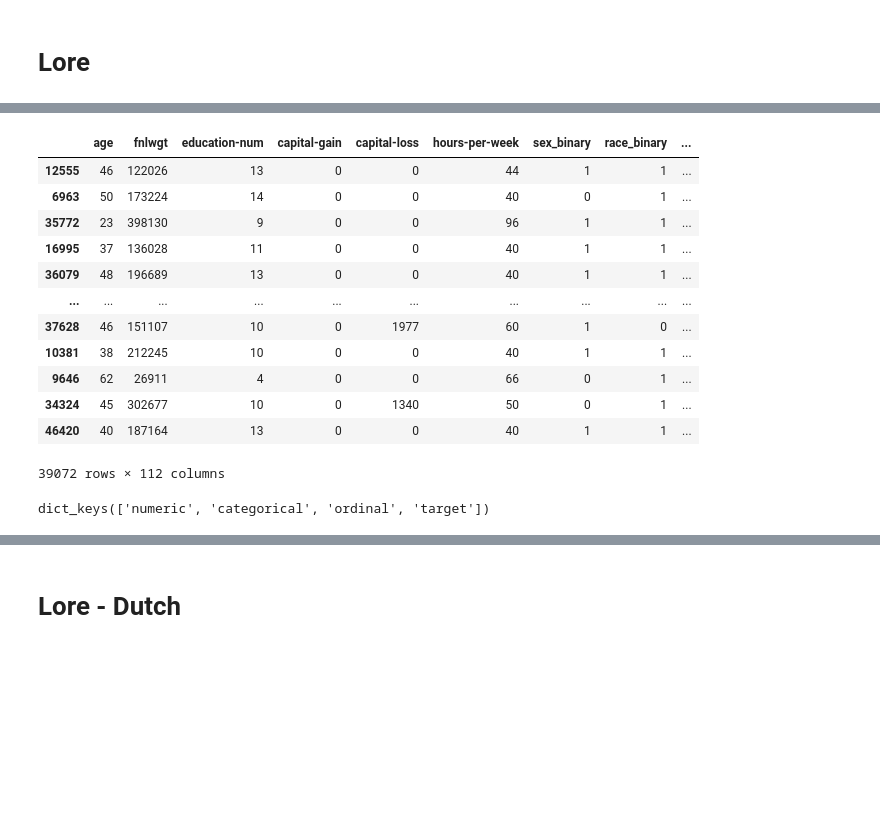
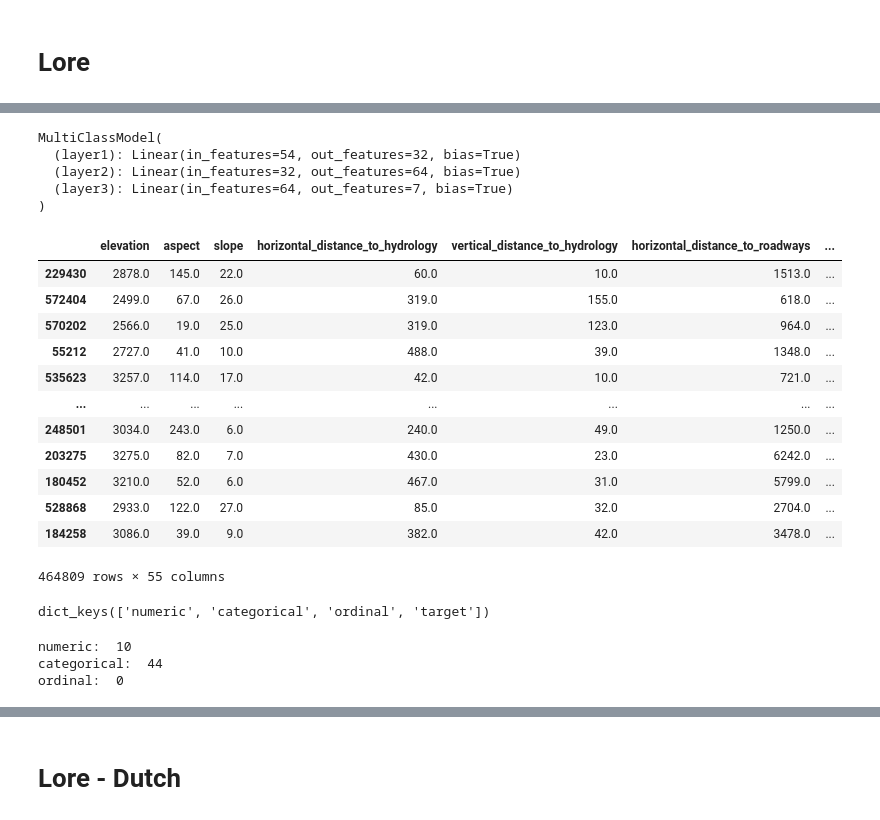
Before and after one commit to lucacorbucci/fire360, a Jupyter notebook: src/synth_xai/comparison/explainers.ipynb, the cells around one changed output, grey strips where cells are left out. Drawn from its saved outputs; the diff is of its cells as text; code cells hidden in the pictures; blank space fills up the shorter version.

```diff
--- a/src/synth_xai/comparison/explainers.ipynb
+++ b/src/synth_xai/comparison/explainers.ipynb
@@ -81,14 +116,6 @@ class MyModel:
 seed = 112
 current_script_path = Path("./").resolve()
 print(current_script_path)
-x_train, _, x_test, _, _, _, train_df, test_data = prepare_adult(sweep=False, seed=seed, current_path=current_script_path)
-
-# Get the feature names after one-hot encoding
-feature_names = list(train_df.drop(columns=["income_binary"]).columns)
-
-bb_path = "../../../artifacts/adult/bb/adult_BB.pth"
-bb = load_bb(bb_path)
-
-bb.to("cpu")
+x_train, _, x_test, _, _, _, train_df, test_data = prepare_covertype(sweep=False, seed=seed)#, current_path=current_script_path)
 # %% [output]
 /home/lcorbucci/synth_xai/src/synth_xai/comparison
@@ -99,3 +142,20 @@ SimpleModel(
+# %%
+
+target = "cover_type"
+dataset = "covertype"
+# Get the feature names after one-hot encoding
+feature_names = list(train_df.drop(columns=[target]).columns)
+
+bb_path = f"../../../artifacts/{dataset}/bb/{dataset}_BB.pth"
+bb = load_bb(bb_path)
+
+bb.to("cpu")
+# %% [output]
+MultiClassModel(
+  (layer1): Linear(in_features=54, out_features=32, bias=True)
+  (layer2): Linear(in_features=32, out_features=64, bias=True)
+  (layer3): Linear(in_features=64, out_features=7, bias=True)
+)
 # %%
 import copy
 
@@ -109,31 +169,39 @@ model = MyModel(model=bb, scaler=scaler)
 
 num_classes = 2
 # %%
-train_df["income_binary"] = [int(x) for x in train_df["income_binary"]]
+train_df[target] = [int(x) for x in train_df[target]]
 # %%
-train_df["income_binary"] = train_df["income_binary"].astype('category')
+train_df[target] = train_df[target].astype('category')
 # %%
-dataset = TabularDataset.from_dict(train_df, class_name = "income_binary")
+dataset = TabularDataset.from_dict(train_df, class_name = target)
 dataset.df.dropna(inplace = True)
 dataset.df
 # %% [output]
-|  | age | fnlwgt | education-num | capital-gain | capital-loss | hours-per-week | sex_binary | race_binary | ... |
-| 12555 | 46 | 122026 | 13 | 0 | 0 | 44 | 1 | 1 | ... |
-| 6963 | 50 | 173224 | 14 | 0 | 0 | 40 | 0 | 1 | ... |
-| 35772 | 23 | 398130 | 9 | 0 | 0 | 96 | 1 | 1 | ... |
-| 16995 | 37 | 136028 | 11 | 0 | 0 | 40 | 1 | 1 | ... |
-| 36079 | 48 | 196689 | 13 | 0 | 0 | 40 | 1 | 1 | ... |
-| ... | ... | ... | ... | ... | ... | ... | ... | ... | ... |
-| 37628 | 46 | 151107 | 10 | 0 | 1977 | 60 | 1 | 0 | ... |
-| 10381 | 38 | 212245 | 10 | 0 | 0 | 40 | 1 | 1 | ... |
-| 9646 | 62 | 26911 | 4 | 0 | 0 | 66 | 0 | 1 | ... |
-| 34324 | 45 | 302677 | 10 | 0 | 1340 | 50 | 0 | 1 | ... |
-| 46420 | 40 | 187164 | 13 | 0 | 0 | 40 | 1 | 1 | ... |
+|  | elevation | aspect | slope | horizontal_distance_to_hydrology | vertical_distance_to_hydrology | horizontal_distance_to_roadways | ... |
+| 229430 | 2878.0 | 145.0 | 22.0 | 60.0 | 10.0 | 1513.0 | ... |
+| 572404 | 2499.0 | 67.0 | 26.0 | 319.0 | 155.0 | 618.0 | ... |
+| 570202 | 2566.0 | 19.0 | 25.0 | 319.0 | 123.0 | 964.0 | ... |
+| 55212 | 2727.0 | 41.0 | 10.0 | 488.0 | 39.0 | 1348.0 | ... |
+| 535623 | 3257.0 | 114.0 | 17.0 | 42.0 | 10.0 | 721.0 | ... |
+| ... | ... | ... | ... | ... | ... | ... | ... |
+| 248501 | 3034.0 | 243.0 | 6.0 | 240.0 | 49.0 | 1250.0 | ... |
+| 203275 | 3275.0 | 82.0 | 7.0 | 430.0 | 23.0 | 6242.0 | ... |
+| 180452 | 3210.0 | 52.0 | 6.0 | 467.0 | 31.0 | 5799.0 | ... |
+| 528868 | 2933.0 | 122.0 | 27.0 | 85.0 | 32.0 | 2704.0 | ... |
+| 184258 | 3086.0 | 39.0 | 9.0 | 382.0 | 42.0 | 3478.0 | ... |
-39072 rows × 112 columns
+464809 rows × 55 columns
 # %%
 dataset.descriptor.keys()
 # %% [output]
 dict_keys(['numeric', 'categorical', 'ordinal', 'target'])
+# %%
+print("numeric: ", len(dataset.descriptor["numeric"]))
+print("categorical: ", len(dataset.descriptor["categorical"]))
+print("ordinal: ", len(dataset.descriptor["ordinal"]))
+# %% [output]
+numeric:  10
+categorical:  44
+ordinal:  0
 # %%
 from lore_sa.bbox import sklearn_classifier_bbox
 # %%
```
Also changed, not shown: parts of 30 cells of this notebook, 1 other file.
